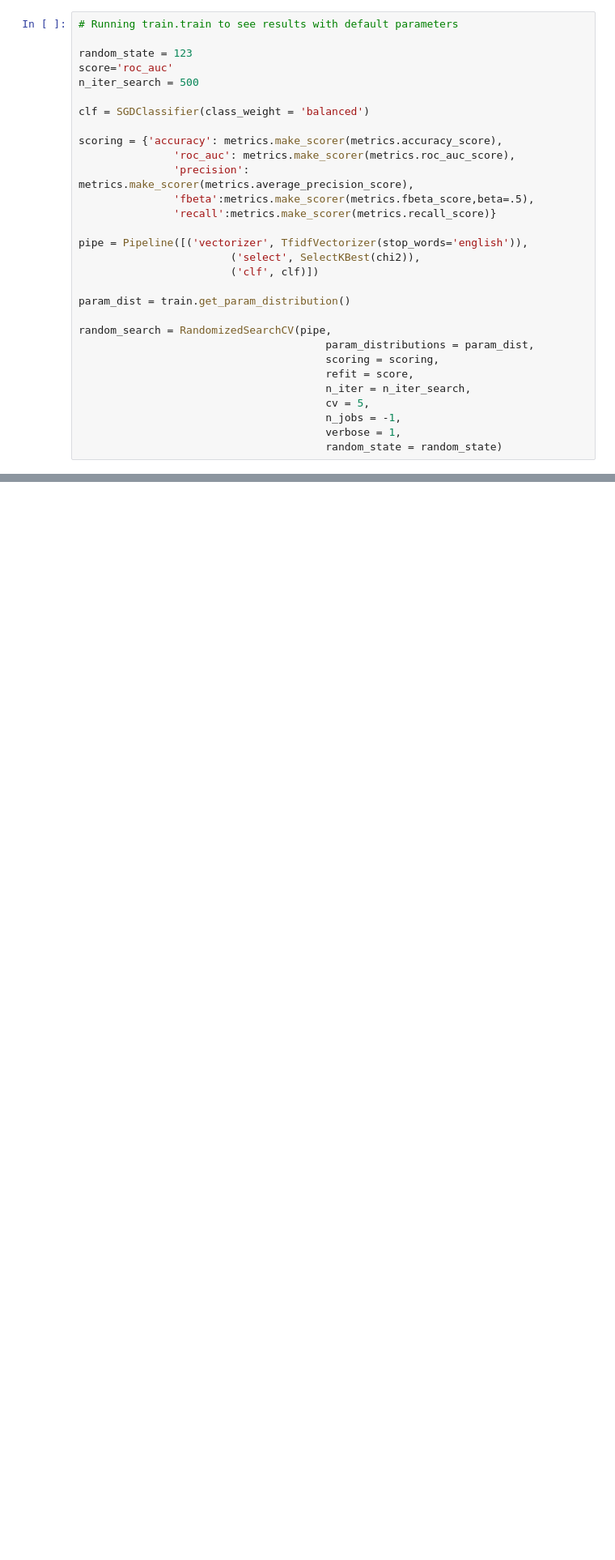
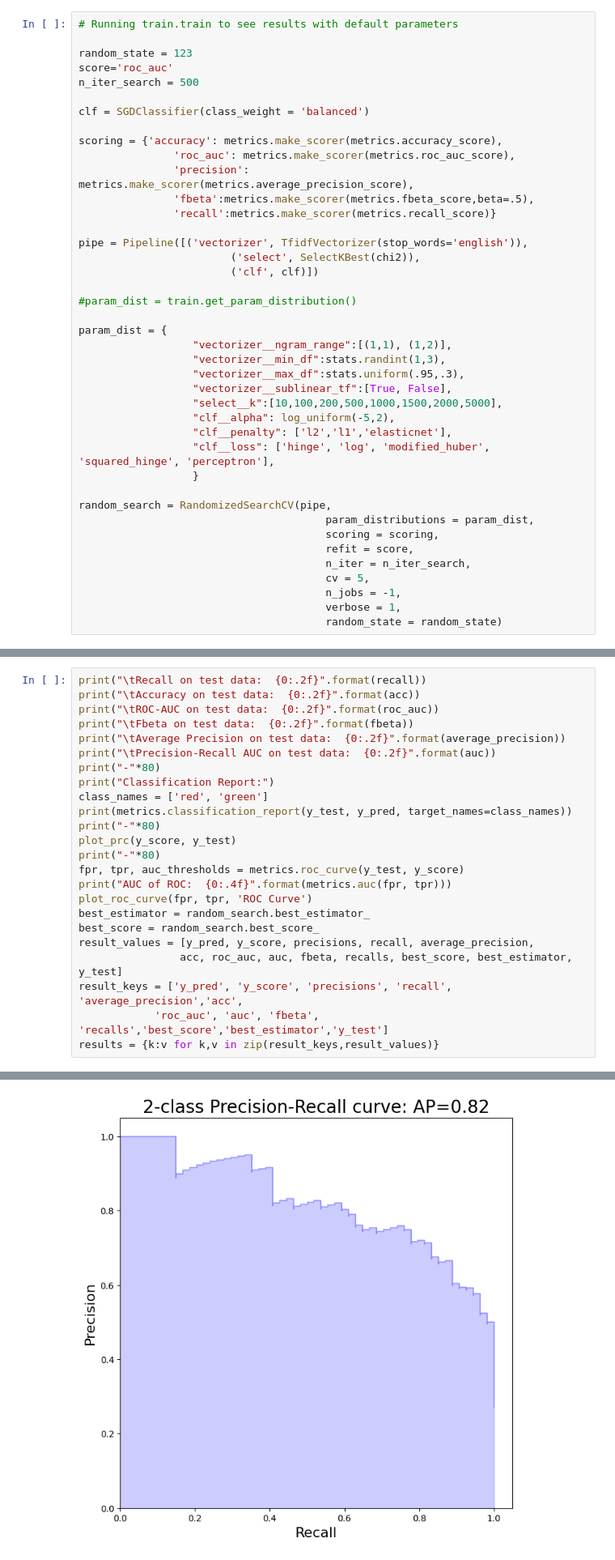
Before and after one commit to GSA/srt-fbo-scraper, a Jupyter notebook: eda/confidence_experiments.ipynb, the cells around one changed output, grey strips where cells are left out. Shown at 81% size. Cells and saved outputs as stored; diff of their text form; blank space fills up the shorter version.

```diff
--- a/eda/confidence_experiments.ipynb
+++ b/eda/confidence_experiments.ipynb
@@ -271,7 +292,18 @@ pipe = Pipeline([('vectorizer', TfidfVectorizer(stop_words='english')),
                         ('select', SelectKBest(chi2)),
                         ('clf', clf)])
 
-param_dist = train.get_param_distribution()
+#param_dist = train.get_param_distribution()
+
+param_dist = {
+                  "vectorizer__ngram_range":[(1,1), (1,2)],
+                  "vectorizer__min_df":stats.randint(1,3),
+                  "vectorizer__max_df":stats.uniform(.95,.3),
+                  "vectorizer__sublinear_tf":[True, False],
+                  "select__k":[10,100,200,500,1000,1500,2000,5000],
+                  "clf__alpha": log_uniform(-5,2),
+                  "clf__penalty": ['l2','l1','elasticnet'],
+                  "clf__loss": ['hinge', 'log', 'modified_huber', 'squared_hinge', 'perceptron'],
+                  }
 
 random_search = RandomizedSearchCV(pipe,
                                        param_distributions = param_dist,
@@ -332,0 +407,25 @@ n
+# %%
+print("\tRecall on test data:  {0:.2f}".format(recall))
+print("\tAccuracy on test data:  {0:.2f}".format(acc))
+print("\tROC-AUC on test data:  {0:.2f}".format(roc_auc))
+print("\tFbeta on test data:  {0:.2f}".format(fbeta))
+print("\tAverage Precision on test data:  {0:.2f}".format(average_precision))
+print("\tPrecision-Recall AUC on test data:  {0:.2f}".format(auc))
+print("-"*80)
+print("Classification Report:")
+class_names = ['red', 'green']
+print(metrics.classification_report(y_test, y_pred, target_names=class_names))
+print("-"*80)
+plot_prc(y_score, y_test)
+print("-"*80)
+fpr, tpr, auc_thresholds = metrics.roc_curve(y_test, y_score)
+print("AUC of ROC:  {0:.4f}".format(metrics.auc(fpr, tpr)))
+plot_roc_curve(fpr, tpr, 'ROC Curve')
+best_estimator = random_search.best_estimator_
+best_score = random_search.best_score_
+result_values = [y_pred, y_score, precisions, recall, average_precision,
+                acc, roc_auc, auc, fbeta, recalls, best_score, best_estimator, y_test]
+result_keys = ['y_pred', 'y_score', 'precisions', 'recall', 'average_precision','acc',
+            'roc_auc', 'auc', 'fbeta', 'recalls','best_score','best_estimator','y_test']
+results = {k:v for k,v in zip(result_keys,result_values)}
+# %% [output]
@@ -332,0 +452 @@ n
+[figure, added]
```
Also changed, not shown: parts of 16 cells of this notebook, 3 other files.
